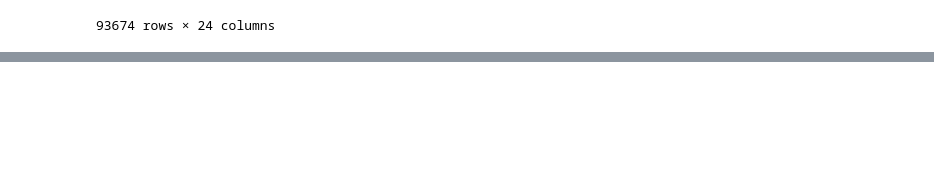
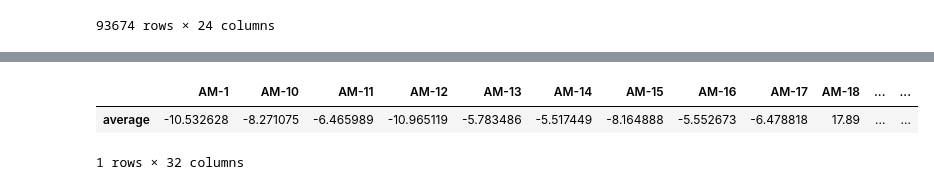
Before and after one commit to nishantbalaji/e4e-data-visualization, a Jupyter notebook: notebook.ipynb, the cells around one changed output, grey strips where cells are left out. Drawn from its saved outputs; the diff is of its cells as text; code cells hidden in the pictures; blank space fills up the shorter version.

```diff
--- a/notebook.ipynb
+++ b/notebook.ipynb
@@ -34,0 +64,21 @@ devices = {}
+# %%
+# Add the PSD and SNR values to their corresponding audiomoths
+PSD_averages = []
+SNR_averages = []
+for name in devices_list:
+    dictPSD = {}
+    dictSNR = {}
+    dicttime = {}
+    dictPSD['values'] = data[data['AudioMothCode'] == name].loc[:,'PSD'].values
+    dictPSD['average'] = Average(dictPSD['values'])
+    devices_PSD[name] = dictPSD
+    PSD_averages.append(Average(dictPSD['values']))
+
+    dictSNR['values'] = data[data['AudioMothCode'] == name].loc[:,'SNR'].values
+    dictSNR['average'] = Average(dictSNR['values'])
+    devices_SNR[name] = dictSNR
+    SNR_averages.append(Average(dictSNR['values']))
+
+    dicttime['values'] = data[data['AudioMothCode'] == name].loc[:,'HourDecTime'].values
+    dicttime['average'] = Average(dictPSD['values'])
+    devices_time[name] = dicttime
@@ -34,0 +105,7 @@ devices = {}
+# %%
+PSD_BAR = pd.DataFrame(devices_PSD, columns = devices_list)
+PSD_BAR.drop('values')
+# %% [output]
+|  | AM-1 | AM-10 | AM-11 | AM-12 | AM-13 | AM-14 | AM-15 | AM-16 | AM-17 | AM-18 | ... | ... |
+| average | -10.532628 | -8.271075 | -6.465989 | -10.965119 | -5.783486 | -5.517449 | -8.164888 | -5.552673 | -6.478818 | 17.89 | ... | ... |
+1 rows × 32 columns
```
Also changed, not shown: parts of 12 cells of this notebook, 1 other file.
